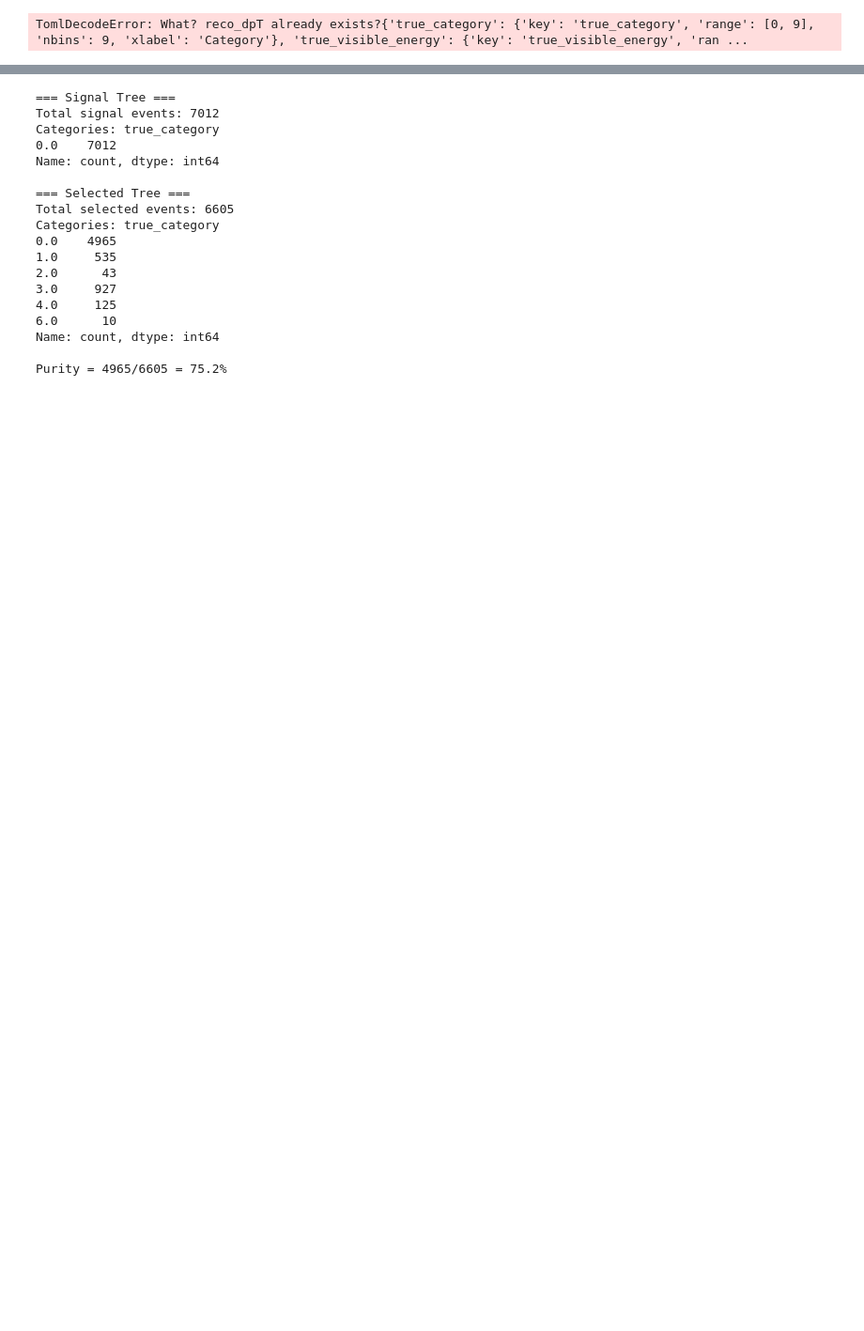
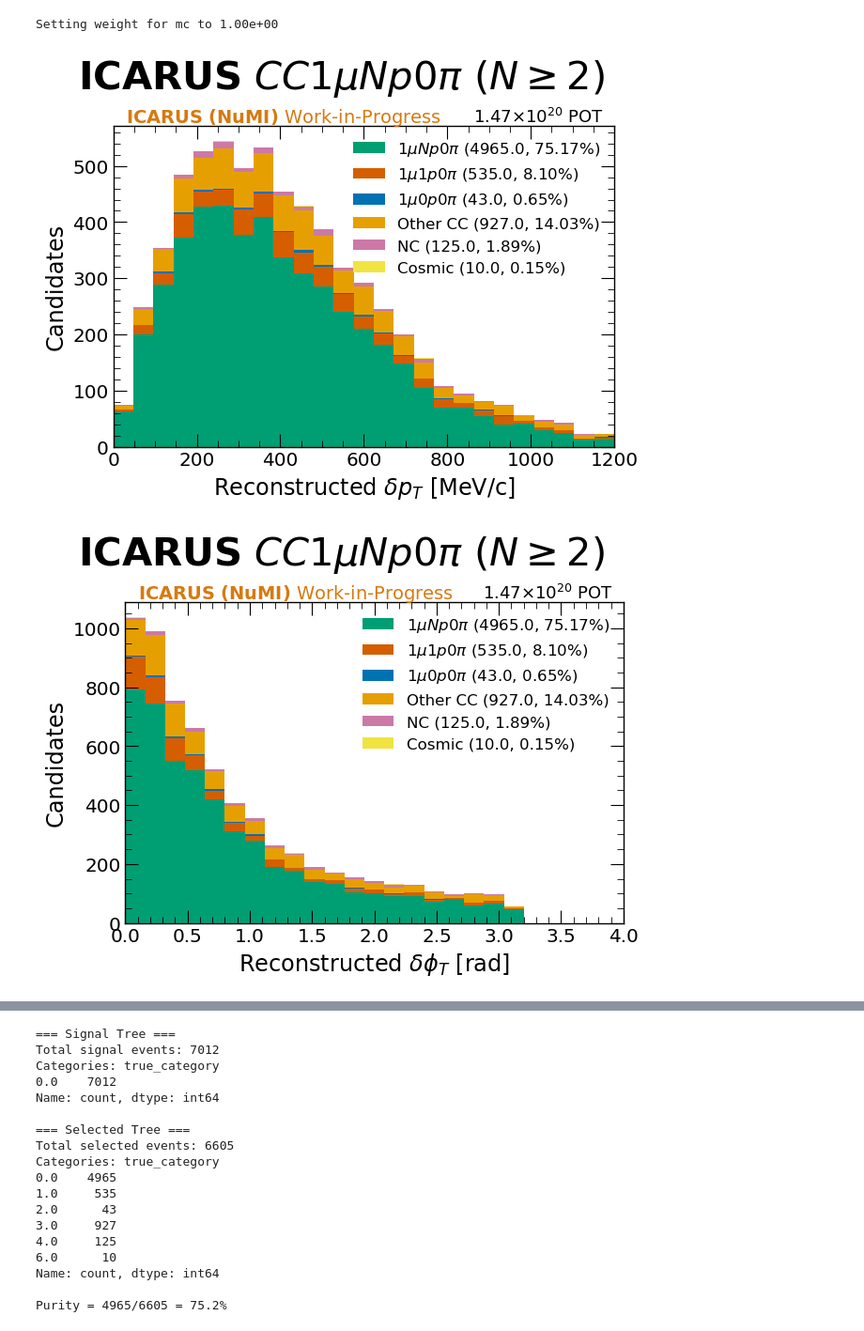
Before and after one commit to pascito/medulla, a Jupyter notebook: spineplot/myAnalysis/1muNp0pi_Nge2.ipynb, the cells around one changed output, grey strips where cells are left out. Shown: that part at 94% size. Drawn from its saved outputs; the diff is of its cells as text; code cells hidden in the pictures; blank space fills up the shorter version.

```diff
--- a/spineplot/myAnalysis/1muNp0pi_Nge2.ipynb
+++ b/spineplot/myAnalysis/1muNp0pi_Nge2.ipynb
@@ -21,67 +21,69 @@ trees = ['selected']
 
 [output]
 path = '/Users/rvizarreta/Library/CloudStorage/GoogleDrive-rvizarreta14@gmail.com/My Drive/🏛 PhD Repository/🚀 Research/🤖 Experiments&Projects/ICARUS/ICARUS_CC0pi_Selection/ICARUS-NuMI-CC0pi-Selection/spineplot/myAnalysis/1muNp0pi_Nge2'
 
 [analysis]
 ordinate_sample = 'mc'
 category_branch = 'true_category'
 category_assignment = [[0], [1], [2], [3], [4], [5], [6]]
 category_labels = ['1$\\mu Np 0\\pi$', '1$\\mu 1p0 \\pi$', '1$\\mu 0p 0\\pi$', 'Other CC','NC','Out of FV','Cosmic']
 category_colors = ['C0', 'C1', 'C3','C4', 'C5', 'C6', 'C7']
 category_types = ['histogram', 'histogram', 'histogram','histogram','histogram','histogram','histogram']
 
 [[figure]]
-name = 'true_category'
-type = 'SimpleFigure'
-style = 'selected_icarus_1muNp0pi_N>=2'
-[[figure.artists]]
-type = 'SpineSpectra1D'
-variable = 'true_category'
-draw_kwargs = {'show_component_number' = true, 'show_component_percentage' = true, 'invert_stack_order' = false}
-
-[[figure]]
-name = 'true_visible_energy'
-type = 'SimpleFigure'
-style = 'selected_icarus_1muNp0pi_N>=2'
-[[figure.artists]]
-type = 'SpineSpectra1D'
-variable = 'true_visible_energy'
-draw_kwargs = {'show_component_number' = true, 'show_component_percentage' = true, 'invert_stack_order' = false}
-
-[[figure]]
-name = 'reco_visible_energy'
-type = 'SimpleFigure'
-style = 'selected_icarus_1muNp0pi_N>=2'
-[[figure.artists]]
-type = 'SpineSpectra1D'
-variable = 'reco_visible_energy'
-draw_kwargs = {'show_component_number' = true, 'show_component_percentage' = true, 'invert_stack_order' = false}
-
-[[figure]]
-name = 'true_dpT'
-type = 'SimpleFigure'
-style = 'selected_icarus_1muNp0pi_N>=2'
-[[figure.artists]]
-type = 'SpineSpectra1D'
-variable = 'true_dpT'
-draw_kwargs = {'show_component_number' = true, 'show_component_percentage' = true, 'invert_stack_order' = false}
-
-[[figure]]
 name = 'reco_dpT'
 type = 'SimpleFigure'
 style = 'selected_icarus_1muNp0pi_N>=2'
 [[figure.artists]]
 type = 'SpineSpectra1D'
 variable = 'reco_dpT'
+draw_kwargs = {'show_component_number' = true, 'show_component_percentage' = true, 'invert_stack_order' = false}
+
+[[figure]]
+name = 'reco_dphiT'
+type = 'SimpleFigure'
+style = 'selected_icarus_1muNp0pi_N>=2'
+[[figure.artists]]
+type = 'SpineSpectra1D'
+variable = 'reco_dphiT'
+draw_kwargs = {'show_component_number' = true, 'show_component_percentage' = true, 'invert_stack_order' = false}
+
+[[figure]]
+name = 'reco_dalphaT'
+type = 'SimpleFigure'
+style = 'selected_icarus_1muNp0pi_N>=2'
+[[figure.artists]]
+type = 'SpineSpectra1D'
+variable = 'reco_dalphaT'
+draw_kwargs = {'show_component_number' = true, 'show_component_percentage' = true, 'invert_stack_order' = false}
+
+[[figure]]
+name = 'reco_opening_angle'
+type = 'SimpleFigure'
+style = 'selected_icarus_1muNp0pi_N>=2'
+[[figure.artists]]
+type = 'SpineSpectra1D'
+variable = 'reco_opening_angle'
+draw_kwargs = {'show_component_number' = true, 'show_component_percentage' = true, 'invert_stack_order' = false}
+
+[[figure]]
+name = 'reco_leading_muon_momentum'
+type = 'SimpleFigure'
+style = 'selected_icarus_1muNp0pi_N>=2'
+[[figure.artists]]
+type = 'SpineSpectra1D'
+variable = 'reco_leading_muon_momentum'
 draw_kwargs = {'show_component_number' = true, 'show_component_percentage' = true, 'invert_stack_order' = false}
 """
 # Write the string to a file
 with open('cfg.toml', 'w') as f:
     f.write(cfg)
 
 file = '/Users/rvizarreta/Library/CloudStorage/GoogleDrive-rvizarreta14@gmail.com/My Drive/🏛 PhD Repository/🚀 Research/🤖 Experiments&Projects/ICARUS/ICARUS_CC0pi_Selection/data/1muNp0pi_Nge2.root'
 
 analysis = Analysis('cfg.toml', file)
 analysis.run(close_figs=False)
 # %% [output]
-TomlDecodeError: What? reco_dpT already exists?{'true_category': {'key': 'true_category', 'range': [0, 9], 'nbins': 9, 'xlabel': 'Category'}, 'true_visible_energy': {'key': 'true_visible_energy', 'ran ...
+Setting weight for mc to 1.00e+00
+[figure, added]
+[figure, added]
```
Also changed, not shown: parts of 2 cells of this notebook, 12 other files.
